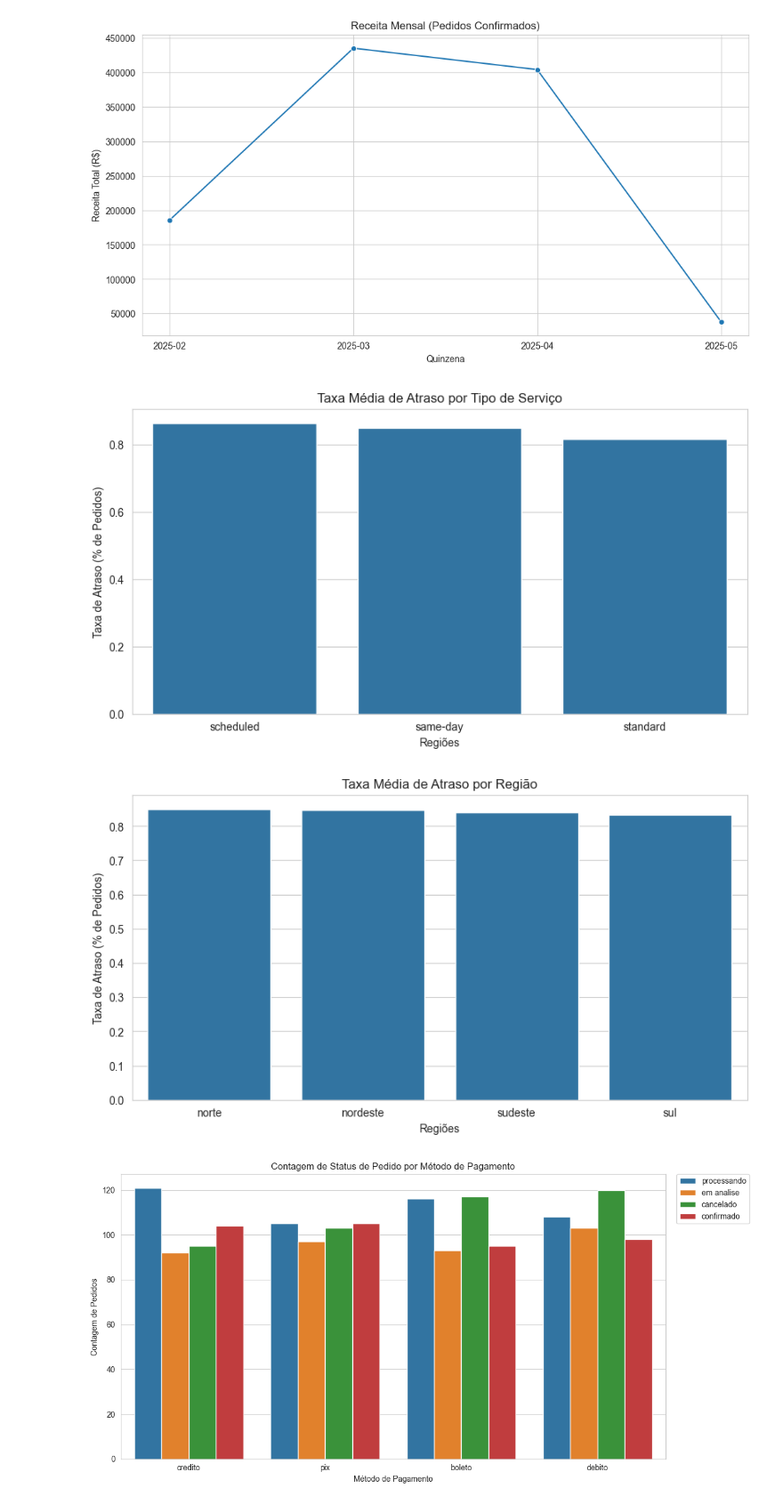
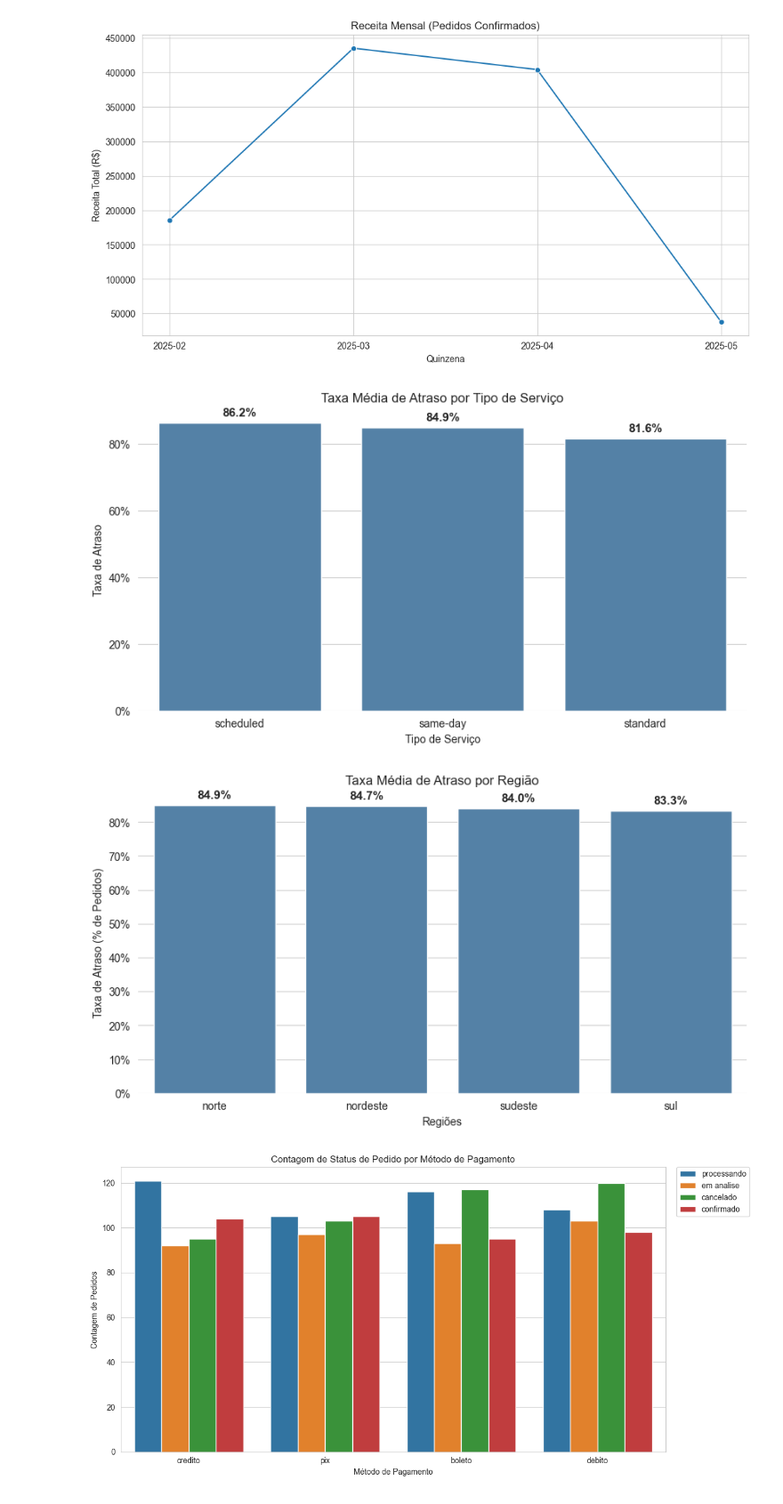
Before and after one commit to kaykyDias04/analytical-report-Statistics-Grade, a Jupyter notebook: ETL.ipynb, the cells around one changed output. Shown at 89% size. Saved outputs shown, nothing was run; the diff lists cells and outputs as text; code cells hidden in the pictures.

```diff
--- a/ETL.ipynb
+++ b/ETL.ipynb
@@ -8,11 +8,11 @@ import scipy.stats as st
 from statsmodels.stats.proportion import proportion_confint
 import statsmodels.api as sm
 # %%
-df_orders = pd.read_csv('../analytical-report/data/FACT_Orders.csv')
-df_delivery = pd.read_csv('../analytical-report/data/DIM_Delivery.csv')
-df_customer = pd.read_csv('../analytical-report/data/DIM_Customer.csv')
-df_shopping = pd.read_csv('../analytical-report/data/DIM_Shopping.csv')
-df_products = pd.read_csv('../analytical-report/data/DIM_Products.csv')
+df_orders = pd.read_csv('../analytical-report-Statistics-Grade/data/FACT_Orders.csv')
+df_delivery = pd.read_csv('../analytical-report-Statistics-Grade/data/DIM_Delivery.csv')
+df_customer = pd.read_csv('../analytical-report-Statistics-Grade/data/DIM_Customer.csv')
+df_shopping = pd.read_csv('../analytical-report-Statistics-Grade/data/DIM_Shopping.csv')
+df_products = pd.read_csv('../analytical-report-Statistics-Grade/data/DIM_Products.csv')
 # %%
 df_orders_kpi = df_orders[['Id', 'Discount', 'Subtotal', 'Purchase_Status']]
 df_shopping_kpi = df_shopping[['Id', 'Quantity']]
@@ -383,26 +458,73 @@ plt.show()
 if not df_entregues.empty:
     plt.figure(figsize=(10, 5))
     taxa_atraso_servico = df_entregues.groupby('Service')['is_late'].mean().reset_index()
-    sns.barplot(data=taxa_atraso_servico.sort_values('is_late', ascending=False), x='Service', y='is_late')
+
+    ax = sns.barplot(
+        data=taxa_atraso_servico.sort_values('is_late', ascending=False),
+        x='Service',
+        y='is_late',
+        color='steelblue'
+    )
+    for p in ax.patches:
+        height = p.get_height()
+        ax.annotate(
+            f'{height:.1%}',
+            (p.get_x() + p.get_width() / 2., height),
+            ha='center',
+            va='center',
+            xytext=(0, 9),
+            textcoords='offset points',
+            fontsize=11,
+            fontweight='bold'
+        )
+
+    ax.yaxis.set_major_formatter(PercentFormatter(xmax=1.0))
+
     plt.title('Taxa Média de Atraso por Tipo de Serviço')
-    plt.xlabel('Regiões')
-    plt.ylabel('Taxa de Atraso (% de Pedidos)')
+    plt.xlabel('Tipo de Serviço')
+    plt.ylabel('Taxa de Atraso')
+
+    sns.despine(left=True, bottom=True)
     plt.show()
 # %% [output]
-[figure, old version]
+[figure, new version]
 # %%
 
 # Taxa de Atraso por Região (Region)
+
 if not df_entregues.empty:
     plt.figure(figsize=(10, 5))
     taxa_atraso_regiao = df_entregues.groupby('Region')['is_late'].mean().reset_index()
-    sns.barplot(data=taxa_atraso_regiao.sort_values('is_late', ascending=False), x='Region', y='is_late')
+
+    ax = sns.barplot(
+        data=taxa_atraso_regiao.sort_values('is_late', ascending=False),
+        x='Region',
+        y='is_late',
+        color='steelblue'
+    )
+    for p in ax.patches:
+        height = p.get_height()
+        ax.annotate(
+            f'{height:.1%}',
+            (p.get_x() + p.get_width() / 2., height),
+            ha='center',
+            va='center',
+            xytext=(0, 9),
+            textcoords='offset points',
+            fontsize=11,
+            fontweight='bold'
+        )
+
+    ax.yaxis.set_major_formatter(PercentFormatter(xmax=1.0))
+
     plt.title('Taxa Média de Atraso por Região')
     plt.xlabel('Regiões')
     plt.ylabel('Taxa de Atraso (% de Pedidos)')
+
+    sns.despine(left=True, bottom=True)
     plt.show()
 # %% [output]
-[figure, old version]
+[figure, new version]
 # %%
 
 # 4. Análise de Pagamento e Conversão
```
Also changed, not shown: parts of 5 cells of this notebook, 2 other files.
